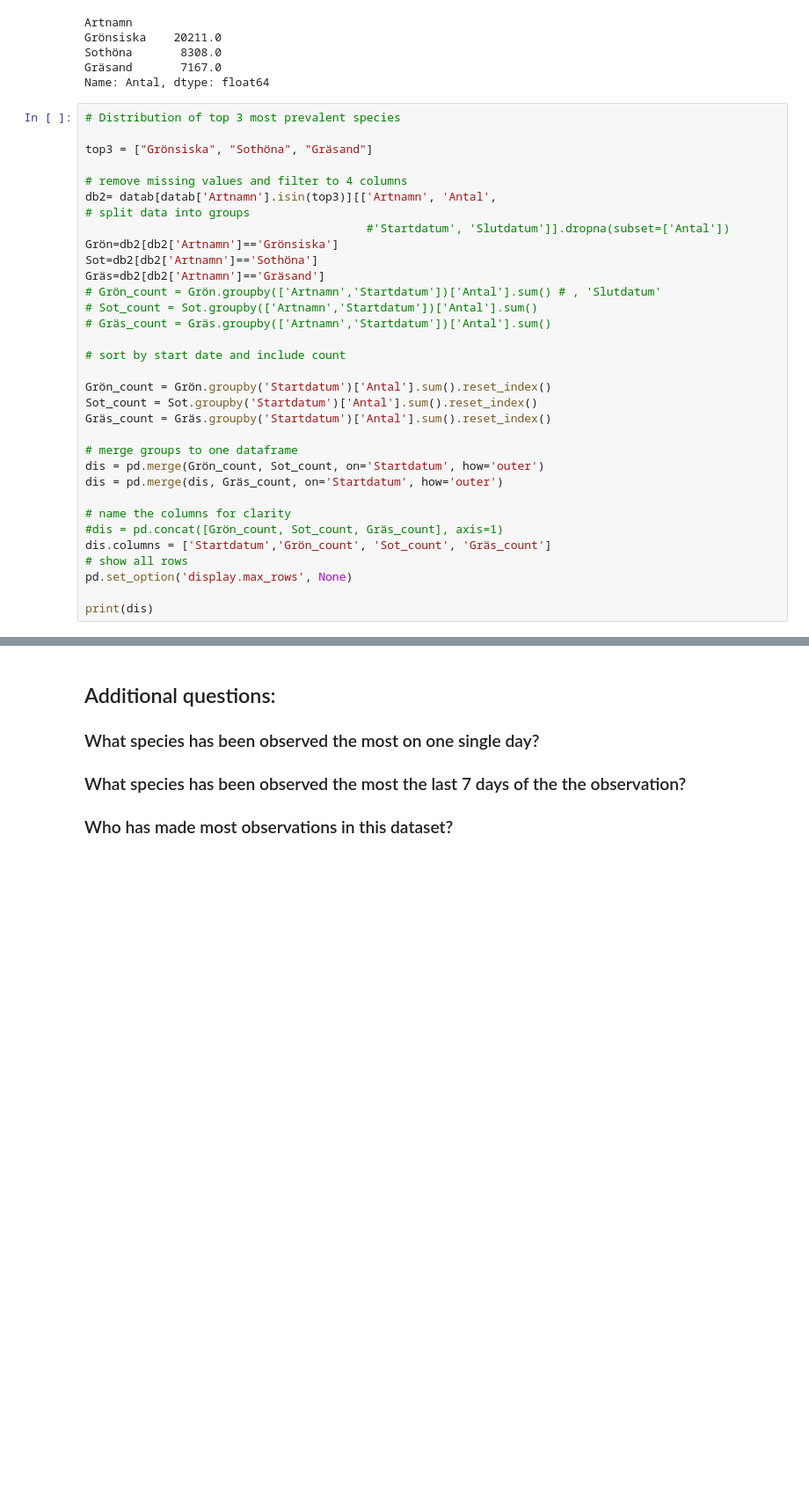
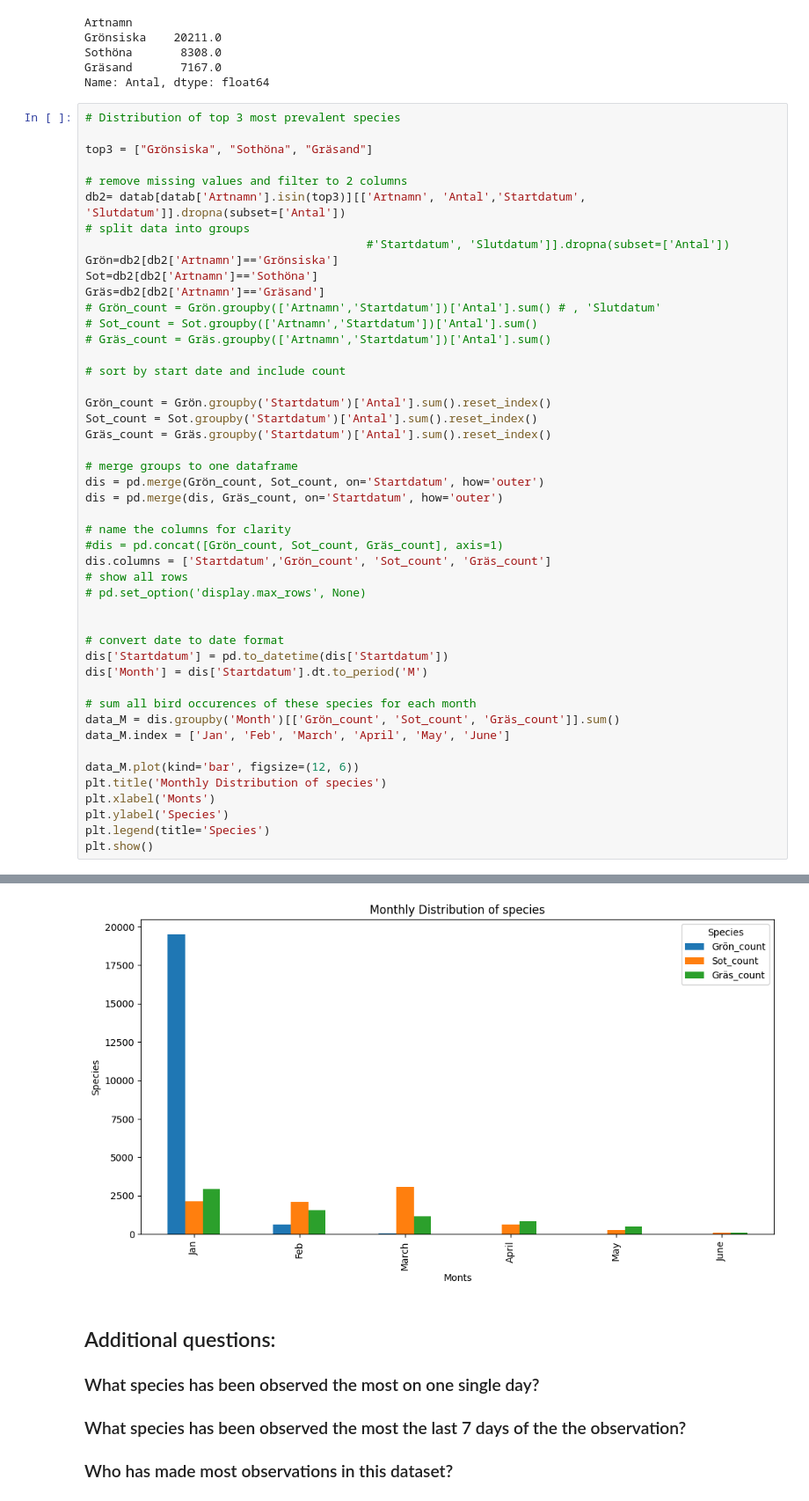
Before and after one commit to Fjljp/su-mt4007, a Jupyter notebook: HW3/HW3.ipynb, the cells around one changed output, grey strips where cells are left out. Shown at 88% size. Cells and saved outputs as stored; diff of their text form; blank space fills up the shorter version.

```diff
--- a/HW3/HW3.ipynb
+++ b/HW3/HW3.ipynb
@@ -196,8 +196,8 @@ Name: Antal, dtype: float64
 
 top3 = ["Grönsiska", "Sothöna", "Gräsand"]
 
-# remove missing values and filter to 4 columns
-db2= datab[datab['Artnamn'].isin(top3)][['Artnamn', 'Antal',
+# remove missing values and filter to 2 columns
+db2= datab[datab['Artnamn'].isin(top3)][['Artnamn', 'Antal','Startdatum', 'Slutdatum']].dropna(subset=['Antal'])
 # split data into groups
                                          #'Startdatum', 'Slutdatum']].dropna(subset=['Antal'])
 Grön=db2[db2['Artnamn']=='Grönsiska']
@@ -221,7 +221,21 @@ dis = pd.merge(dis, Gräs_count, on='Startdatum', how='outer')
 #dis = pd.concat([Grön_count, Sot_count, Gräs_count], axis=1)
 dis.columns = ['Startdatum','Grön_count', 'Sot_count', 'Gräs_count']
 # show all rows
-pd.set_option('display.max_rows', None)
+# pd.set_option('display.max_rows', None)
 
-print(dis)
+
+# convert date to date format
+dis['Startdatum'] = pd.to_datetime(dis['Startdatum'])
+dis['Month'] = dis['Startdatum'].dt.to_period('M')
+
+# sum all bird occurences of these species for each month
+data_M = dis.groupby('Month')[['Grön_count', 'Sot_count', 'Gräs_count']].sum()
+data_M.index = ['Jan', 'Feb', 'March', 'April', 'May', 'June']
+
+data_M.plot(kind='bar', figsize=(12, 6))
+plt.title('Monthly Distribution of species')
+plt.xlabel('Monts')
+plt.ylabel('Species')
+plt.legend(title='Species')
+plt.show()
 # %% [output]
@@ -245,3 +242,4 @@ print(dis)
+[figure, added]
 # %% [markdown]
 ## Additional questions:
 ### What species has been observed the most on one single day?
```
Also changed, not shown: parts of 14 cells of this notebook, 3 other files.
